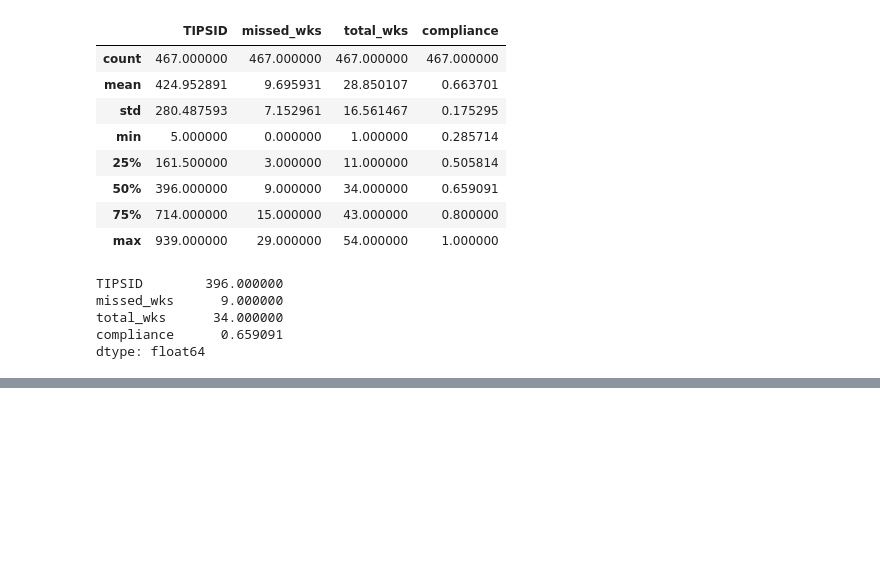
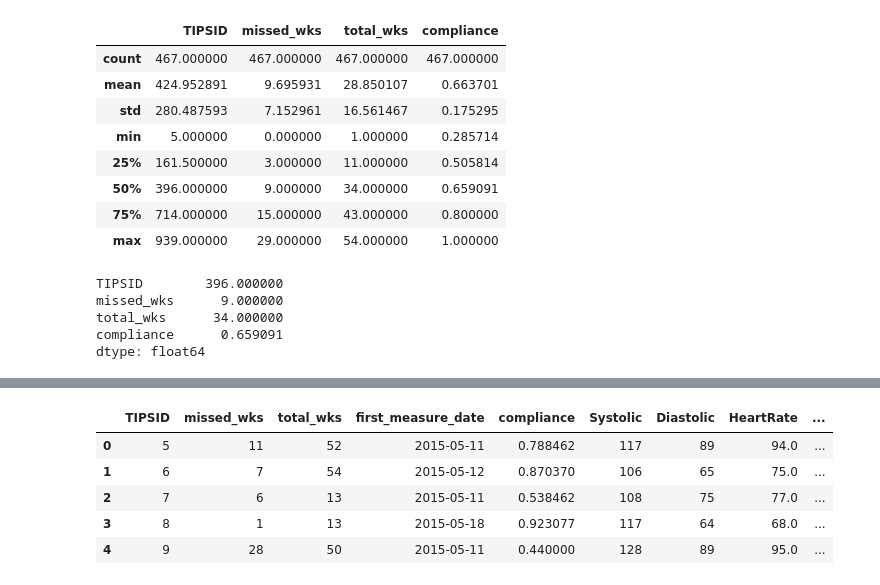
Before and after one commit to btq/TIPS, a Jupyter notebook: dev/load_measures_clean_merge.ipynb, the cells around one changed output, grey strips where cells are left out. Cells and saved outputs as stored; diff of their text form; code cells hidden in the pictures; blank space fills up the shorter version.

```diff
--- a/dev/load_measures_clean_merge.ipynb
+++ b/dev/load_measures_clean_merge.ipynb
@@ -397 +430,11 @@ dtype: float64
+# %%
+initial_measures_df.drop(['BPHR_read_time','W_read_time','measure_date','SPO2_read_time','EndUserId'],axis=1,inplace=True)
+initial_measures_df.head()
+# %% [output]
+|  | TIPSID | missed_wks | total_wks | first_measure_date | compliance | Systolic | Diastolic | HeartRate | ... |
+| 0 | 5 | 11 | 52 | 2015-05-11 | 0.788462 | 117 | 89 | 94.0 | ... |
+| 1 | 6 | 7 | 54 | 2015-05-12 | 0.870370 | 106 | 65 | 75.0 | ... |
+| 2 | 7 | 6 | 13 | 2015-05-11 | 0.538462 | 108 | 75 | 77.0 | ... |
+| 3 | 8 | 1 | 13 | 2015-05-18 | 0.923077 | 117 | 64 | 68.0 | ... |
+| 4 | 9 | 28 | 50 | 2015-05-11 | 0.440000 | 128 | 89 | 95.0 | ... |
 # %%
```
Also changed, not shown: parts of 6 cells of this notebook, 2 other files.
